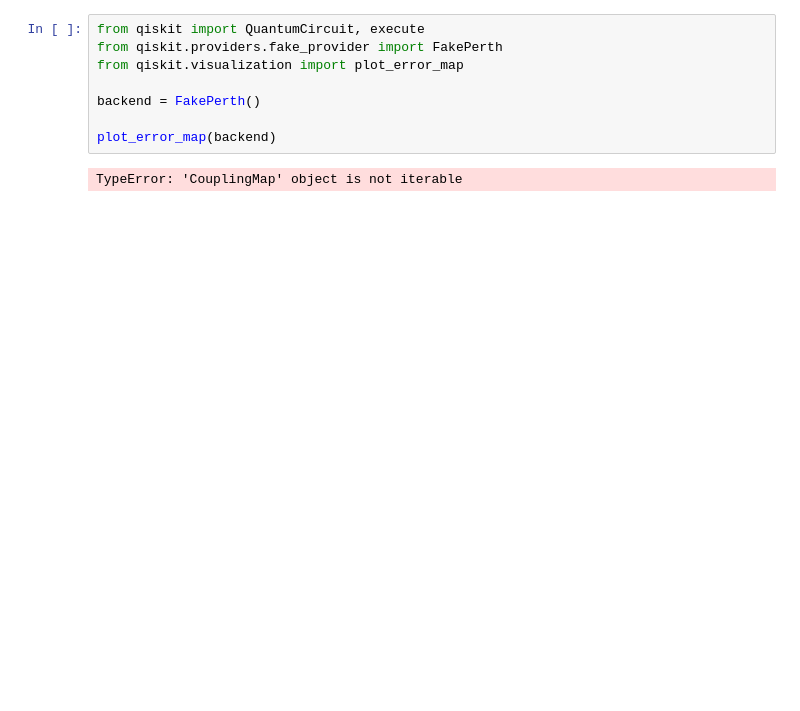
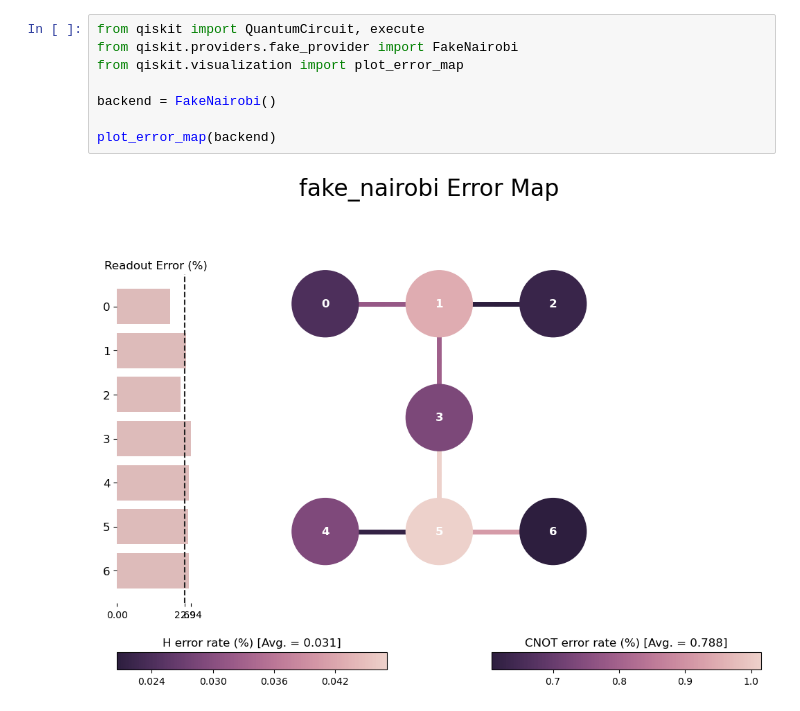
Before and after one commit to kikigogo9/Emergent-Classicality, a Jupyter notebook: Error Maps .ipynb, the cells around one changed output. Drawn from its saved outputs; the diff is of its cells as text; blank space fills up the shorter version.

Commit message:
fix nairobi error map

```diff
--- a/Error Maps .ipynb
+++ b/Error Maps .ipynb
@@ -1,10 +1,10 @@
 # %%
 from qiskit import QuantumCircuit, execute
-from qiskit.providers.fake_provider import FakePerth
+from qiskit.providers.fake_provider import FakeNairobi
 from qiskit.visualization import plot_error_map
 
-backend = FakePerth()
+backend = FakeNairobi()
 
 plot_error_map(backend)
 # %% [output]
-TypeError: 'CouplingMap' object is not iterable
+[figure, added]
```
Also changed, not shown: parts of 8 cells of this notebook, 1 other file.
